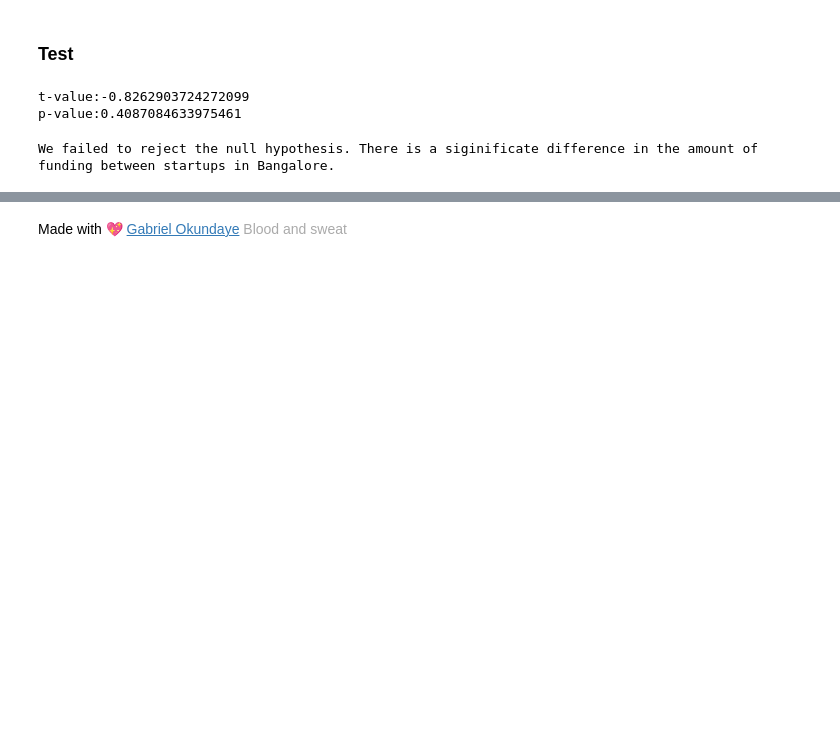
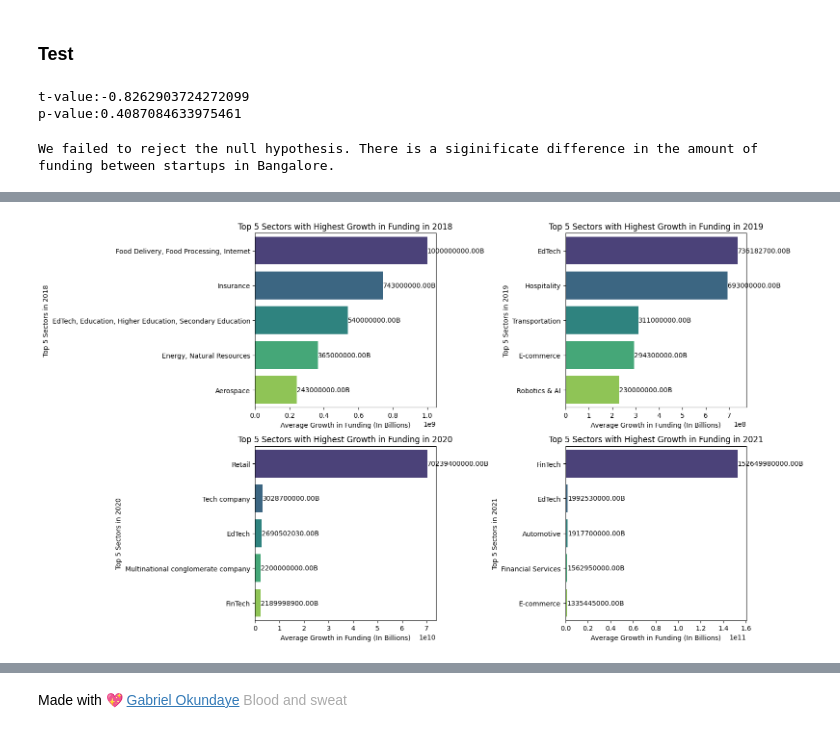
Before and after one commit to valiantezabuku/A-Data-Analysis-Project, a Jupyter notebook: indian_start_up_funding_analysis.ipynb, the cells around one changed output, grey strips where cells are left out. Drawn from its saved outputs; the diff is of its cells as text; code cells hidden in the pictures; blank space fills up the shorter version.

```diff
--- a/indian_start_up_funding_analysis.ipynb
+++ b/indian_start_up_funding_analysis.ipynb
@@ -960,0 +1217,43 @@ Name: count, Length: 139, dtype: int64
+# %%
+fig, axes = plt.subplots(nrows=2, ncols=2, figsize=(16, 9))
+
+# Function to annotate each bar with the amount
+def annotate_bars(data, ax):
+    for index, value in enumerate(data['amount($)']):
+        ax.text(value, index, f'{value:.2f}B', ha='left', va='center', fontsize=10)
+
+# Plotting for 2018
+sns.barplot(x='amount($)', y='sector', data=sector_year_funding_2018_reset, palette="viridis", ax=axes[0, 0])
+annotate_bars(sector_year_funding_2018_reset, axes[0, 0])
+axes[0, 0].set_title('Top 5 Sectors with Highest Growth in Funding in 2018')
+axes[0, 0].set_xlabel('Average Growth in Funding (In Billions)')
+axes[0, 0].set_ylabel('Top 5 Sectors in 2018')
+
+# Plotting for 2019
+sns.barplot(x='amount($)', y='sector', data=sector_year_funding_2019_reset, palette="viridis", ax=axes[0, 1])
+annotate_bars(sector_year_funding_2019_reset, axes[0, 1])
+axes[0, 1].set_title('Top 5 Sectors with Highest Growth in Funding in 2019')
+axes[0, 1].set_xlabel('Average Growth in Funding (In Billions)')
+axes[0, 1].set_ylabel('Top 5 Sectors in 2019')
+
+# Plotting for 2020
+sns.barplot(x='amount($)', y='sector', data=sector_year_funding_2020_reset, palette="viridis", ax=axes[1, 0])
+annotate_bars(sector_year_funding_2020_reset, axes[1, 0])
+axes[1, 0].set_title('Top 5 Sectors with Highest Growth in Funding in 2020')
+axes[1, 0].set_xlabel('Average Growth in Funding (In Billions)')
+axes[1, 0].set_ylabel('Top 5 Sectors in 2020')
+
+# Plotting for 2021
+sns.barplot(x='amount($)', y='sector', data=sector_year_funding_2021_reset, palette="viridis", ax=axes[1, 1])
+annotate_bars(sector_year_funding_2021_reset, axes[1, 1])
+axes[1, 1].set_title('Top 5 Sectors with Highest Growth in Funding in 2021')
+axes[1, 1].set_xlabel('Average Growth in Funding (In Billions)')
+axes[1, 1].set_ylabel('Top 5 Sectors in 2021')
+
+# Adjust layout
+plt.tight_layout()
+
+# Show the plots
+plt.show()
+# %% [output]
+[figure, added]
```
Also changed, not shown: parts of 54 cells of this notebook.
